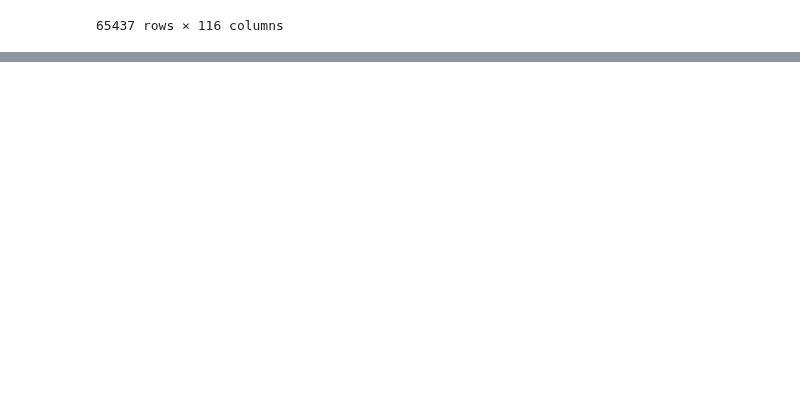
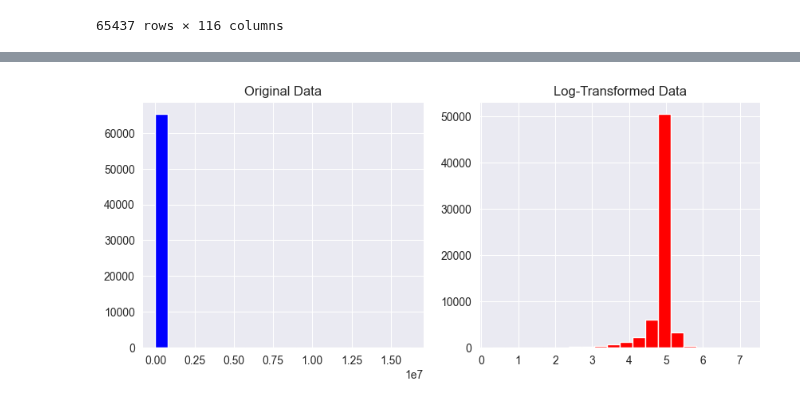
Before and after one commit to Hasan082/Data-Analysis, a Jupyter notebook: Capstone_project/Data Wrangling.ipynb, the cells around one changed output, grey strips where cells are left out. Cells and saved outputs as stored; diff of their text form; code cells hidden in the pictures; blank space fills up the shorter version.

Commit message:
Data visualiozed

```diff
--- a/Capstone_project/Data Wrangling.ipynb
+++ b/Capstone_project/Data Wrangling.ipynb
@@ -463,0 +466,4 @@ df
+# %%
+# Handle Non-Positive Values:
+df = df[df['ConvertedCompYearly_log'] > 0]
+df
@@ -463,0 +501,15 @@ df
+# %%
+# Visula Composition
+import matplotlib.pyplot as plt
+
+plt.figure(figsize=(10, 4))
+plt.subplot(1, 2, 1)
+plt.hist(df['ConvertedCompYearly'], bins=20, color='blue')
+plt.title('Original Data')
+
+plt.subplot(1, 2, 2)
+plt.hist(df['ConvertedCompYearly_log'], bins=20, color='red')
+plt.title('Log-Transformed Data')
+plt.show()
+# %% [output]
+[figure, added]
```
Also changed, not shown: parts of 3 cells of this notebook.
